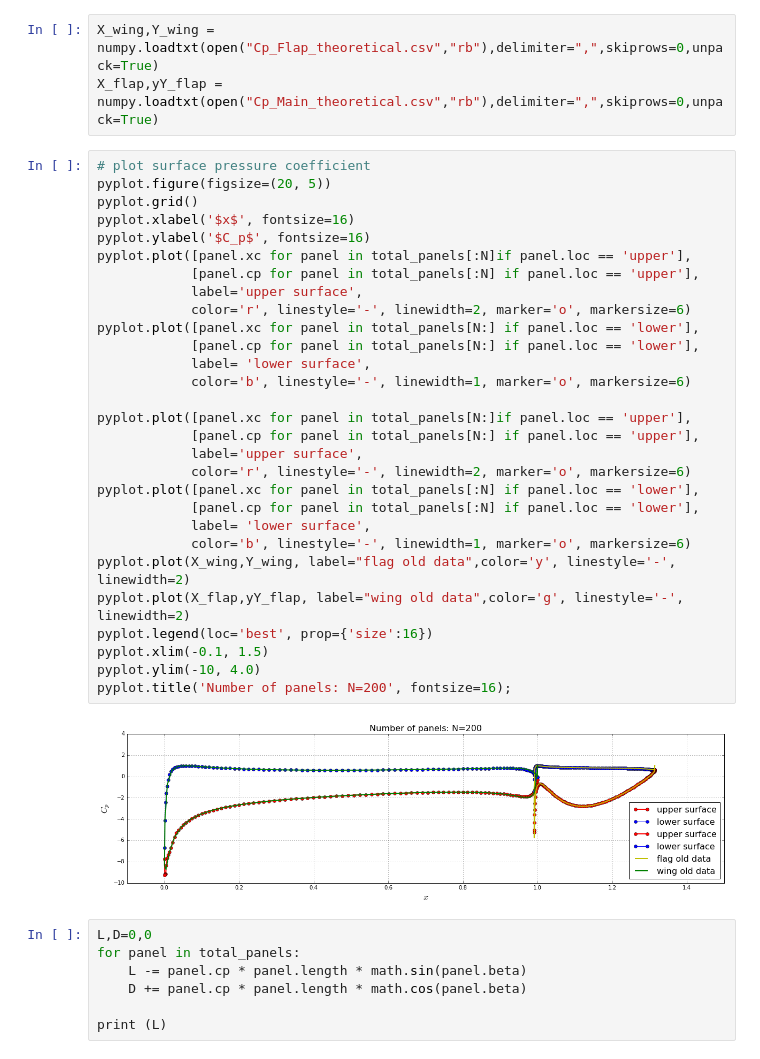
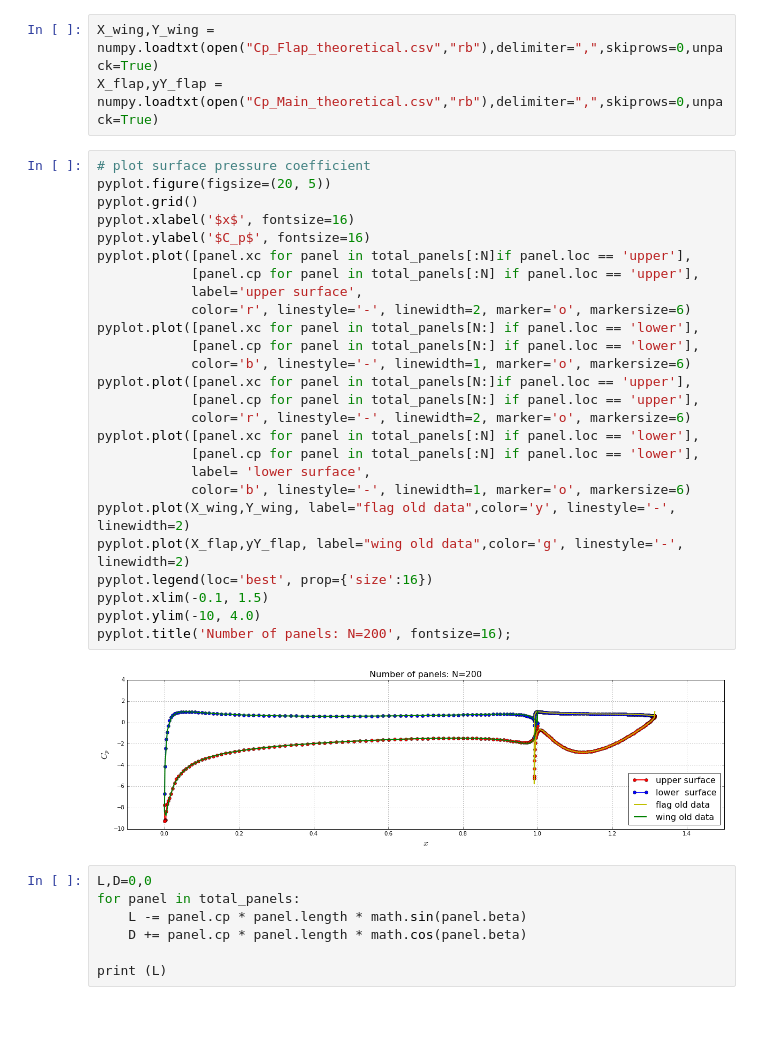
Before and after one commit to wuxuetianzi/mae6226-workspace, a Jupyter notebook: Assignment3-part1-N=200.ipynb, the cells around one changed output. Drawn from its saved outputs; the diff is of its cells as text; blank space fills up the shorter version.

```diff
--- a/Assignment3-part1-N=200.ipynb
+++ b/Assignment3-part1-N=200.ipynb
@@ -242,34 +241,31 @@ X_flap,yY_flap = numpy.loadtxt(open("Cp_Main_theoretical.csv","rb"),delimiter=",
 # %%
 # plot surface pressure coefficient
 pyplot.figure(figsize=(20, 5))
 pyplot.grid()
 pyplot.xlabel('$x$', fontsize=16)
 pyplot.ylabel('$C_p$', fontsize=16)
 pyplot.plot([panel.xc for panel in total_panels[:N]if panel.loc == 'upper'],
             [panel.cp for panel in total_panels[:N] if panel.loc == 'upper'],
             label='upper surface',
             color='r', linestyle='-', linewidth=2, marker='o', markersize=6)
 pyplot.plot([panel.xc for panel in total_panels[N:] if panel.loc == 'lower'],
             [panel.cp for panel in total_panels[N:] if panel.loc == 'lower'],
-            label= 'lower surface',
             color='b', linestyle='-', linewidth=1, marker='o', markersize=6)
-
 pyplot.plot([panel.xc for panel in total_panels[N:]if panel.loc == 'upper'],
             [panel.cp for panel in total_panels[N:] if panel.loc == 'upper'],
-            label='upper surface',
             color='r', linestyle='-', linewidth=2, marker='o', markersize=6)
 pyplot.plot([panel.xc for panel in total_panels[:N] if panel.loc == 'lower'],
             [panel.cp for panel in total_panels[:N] if panel.loc == 'lower'],
             label= 'lower surface',
             color='b', linestyle='-', linewidth=1, marker='o', markersize=6)
 pyplot.plot(X_wing,Y_wing, label="flag old data",color='y', linestyle='-', linewidth=2)
 pyplot.plot(X_flap,yY_flap, label="wing old data",color='g', linestyle='-', linewidth=2)
 pyplot.legend(loc='best', prop={'size':16})
 pyplot.xlim(-0.1, 1.5)
 pyplot.ylim(-10, 4.0)
 pyplot.title('Number of panels: N=200', fontsize=16);
 # %% [output]
-[figure, old version]
+[figure, new version]
 # %%
 L,D=0,0
 for panel in total_panels:
```
Also changed, not shown: parts of 4 cells of this notebook.
